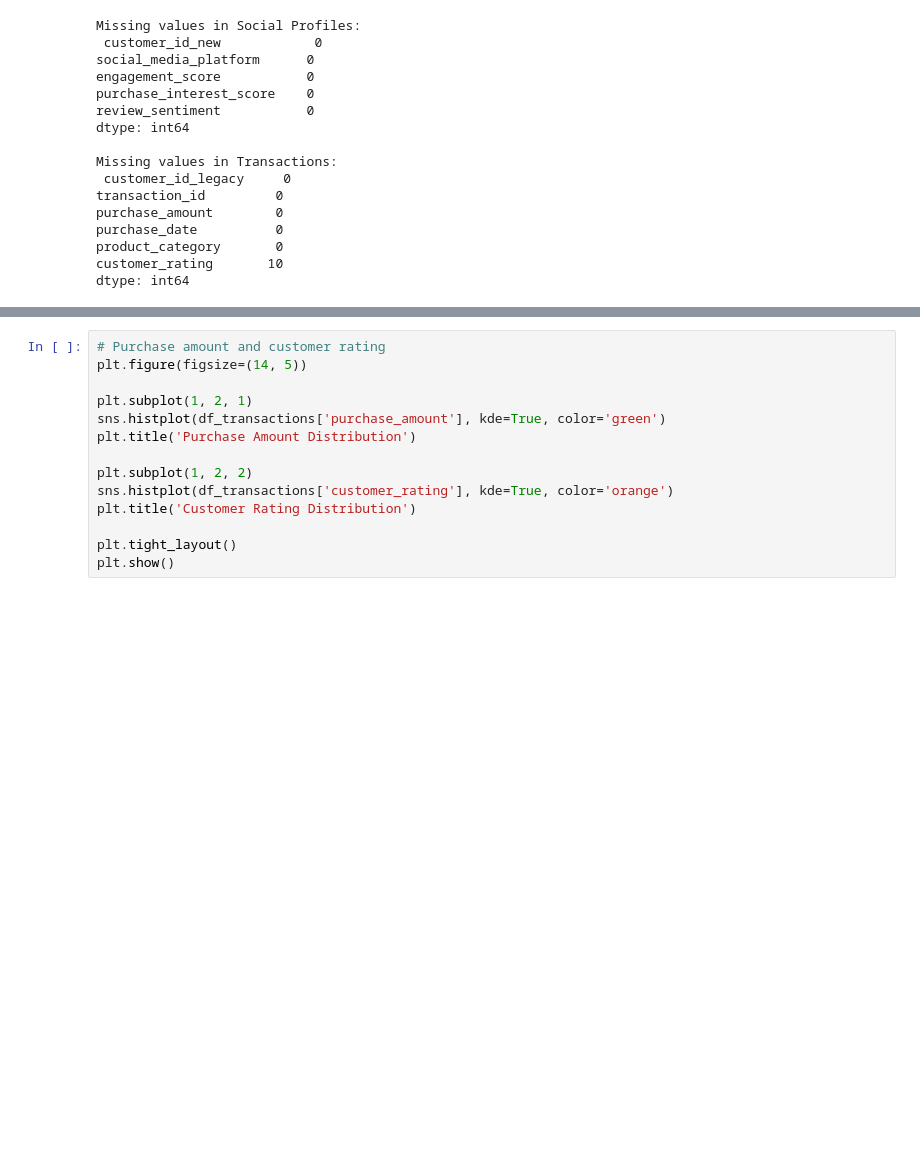
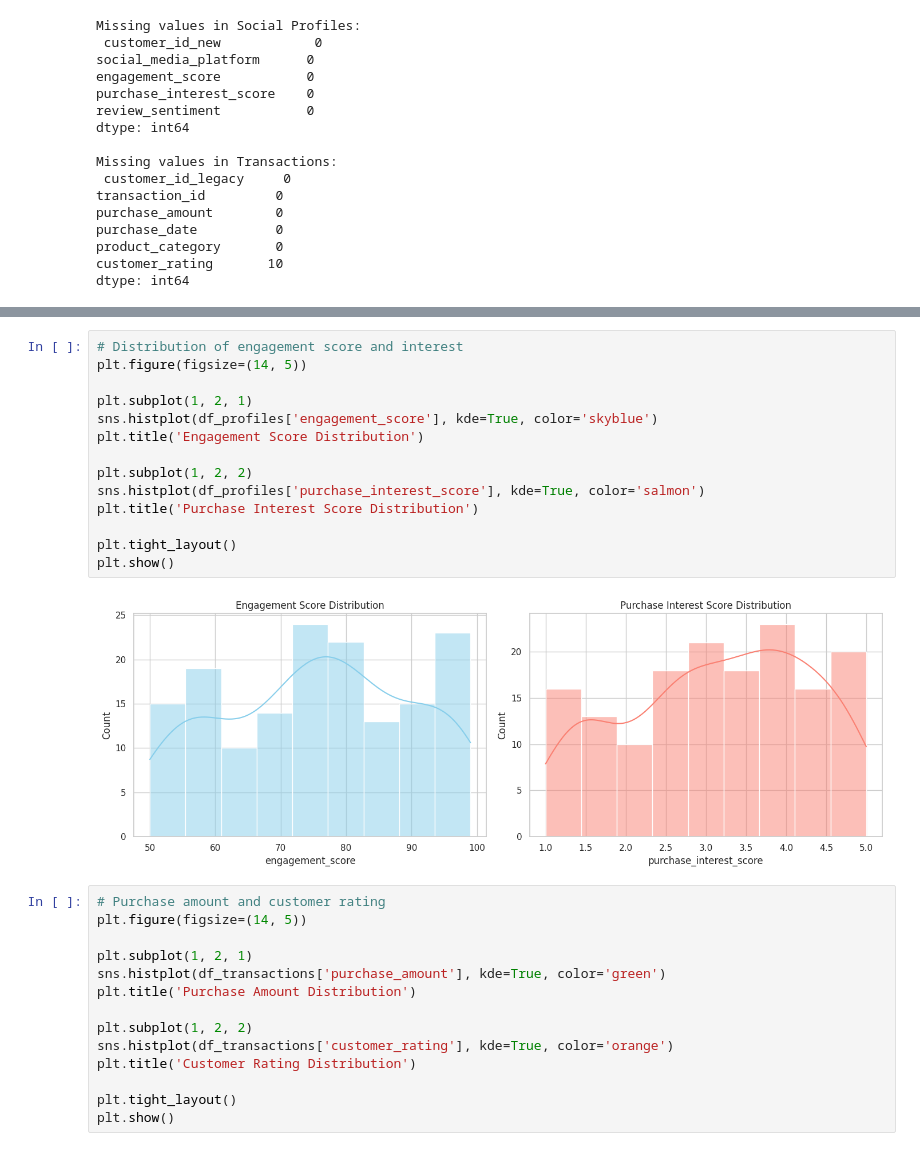
Before and after one commit to Christianib003/rekomai, a Jupyter notebook: notebooks/data_processing_formative.ipynb, the cells around one changed output, grey strips where cells are left out. Cells and saved outputs as stored; diff of their text form; blank space fills up the shorter version.

```diff
--- a/notebooks/data_processing_formative.ipynb
+++ b/notebooks/data_processing_formative.ipynb
@@ -125,3 +150,19 @@ dtype: int64
+# %%
+# Distribution of engagement score and interest
+plt.figure(figsize=(14, 5))
+
+plt.subplot(1, 2, 1)
+sns.histplot(df_profiles['engagement_score'], kde=True, color='skyblue')
+plt.title('Engagement Score Distribution')
+
+plt.subplot(1, 2, 2)
+sns.histplot(df_profiles['purchase_interest_score'], kde=True, color='salmon')
+plt.title('Purchase Interest Score Distribution')
+
+plt.tight_layout()
+plt.show()
+# %% [output]
+[figure, added]
 # %%
 # Purchase amount and customer rating
 plt.figure(figsize=(14, 5))
```
Also changed, not shown: parts of 1 cell of this notebook.
